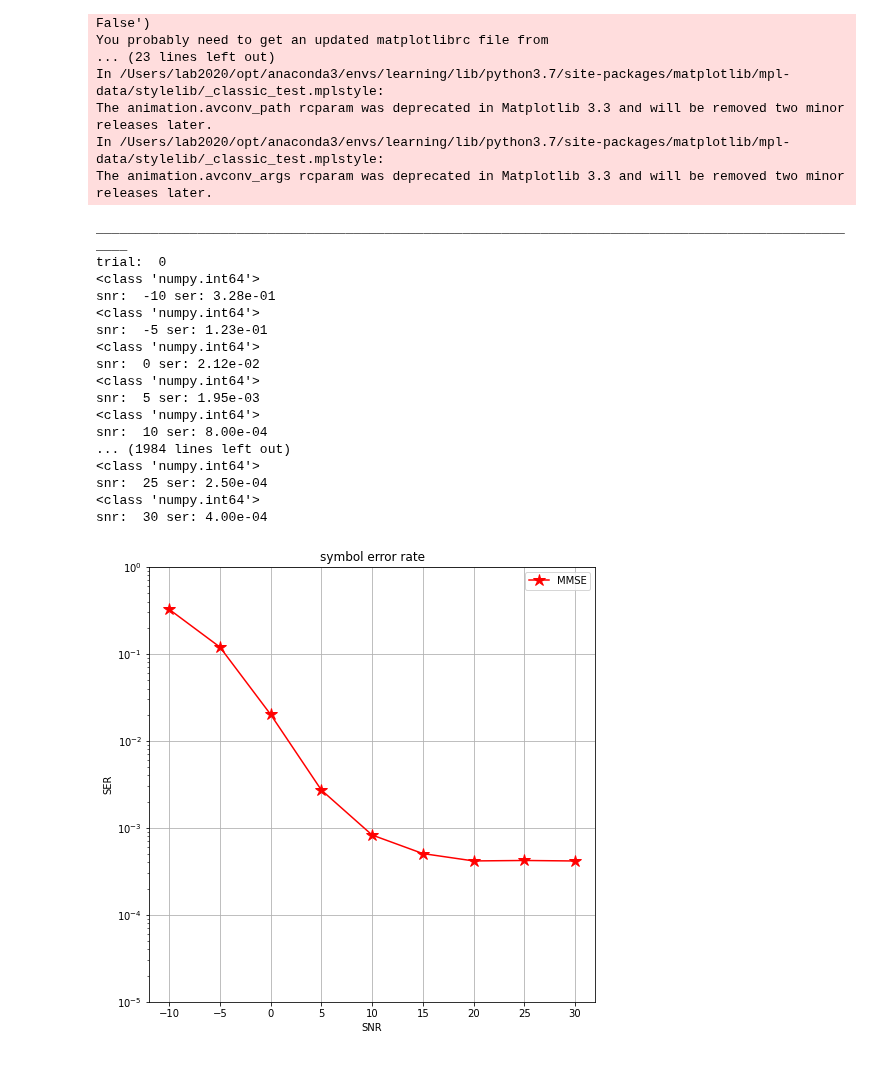
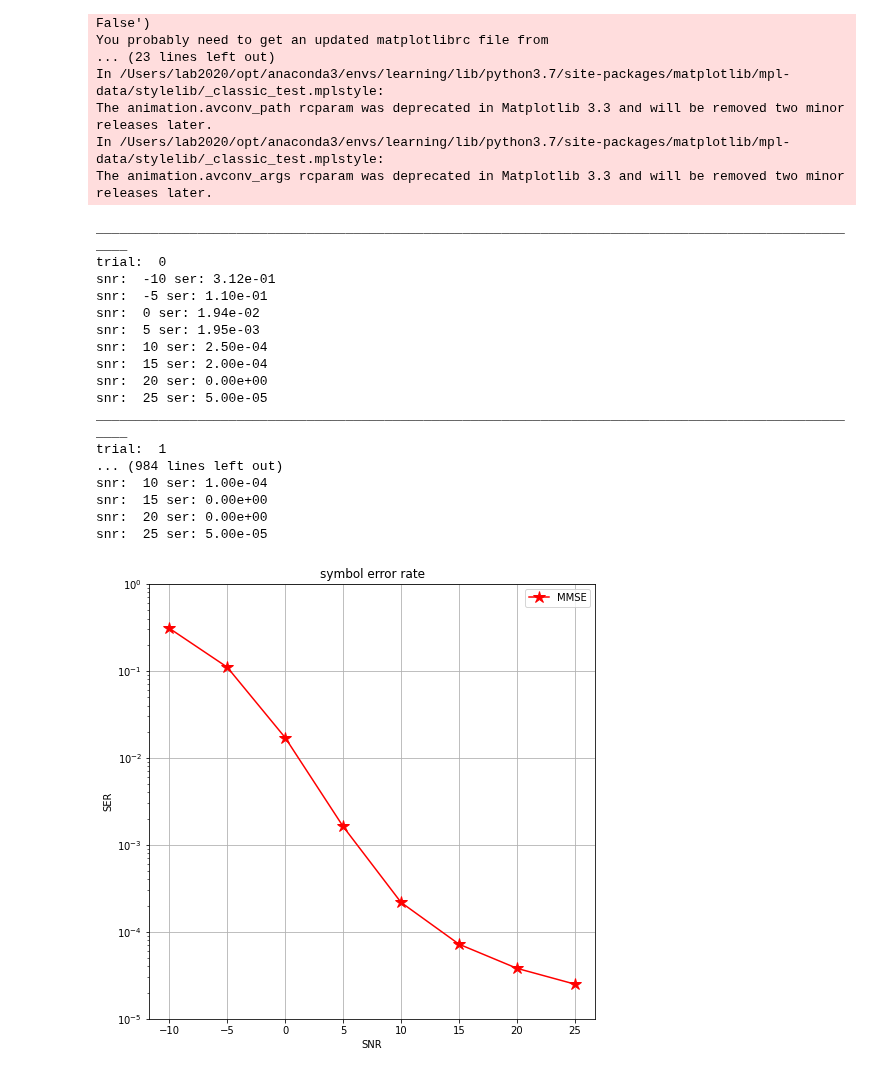
Before and after one commit to IISL-HYU/comm, a Jupyter notebook: run.ipynb, the cells around one changed output. Drawn from its saved outputs; the diff is of its cells as text; code cells hidden in the pictures.

```diff
--- a/run.ipynb
+++ b/run.ipynb
@@ -31,51 +31,51 @@ The animation.avconv_args rcparam was deprecated in Matplotlib 3.3 and will be r
 # %%
 hparam_config = dict()
 hparam_config["K"] = 2
 hparam_config["N"] = 16
 hparam_config["M"] = 4
 hparam_config["T"] = int(1e4)
 # hparam_config["estimator"] = z
 hparam_config["detector"] = symbol_by_symbol
 hparam_config["snr_min"] = -10
-hparam_config["snr_max"] = 30
+hparam_config["snr_max"] = 25
 # zf_receiver = OneBitReceiver(hparam_config=hparam_config)
 
-hparam_config["estimator"] = mmse
-mmse_receiver = OneBitReceiver(hparam_config=hparam_config)
+hparam_config["estimator"] = bmmse
+bmmse_receiver = BussgangReceiver(hparam_config=hparam_config)
 
 # sers_avg_zf = zf_receiver.run(trials=100, verbose=0)
-sers_avg_mmse = mmse_receiver.run(trials=100, verbose=2)
+sers_avg_bmmse = bmmse_receiver.run(trials=100, verbose=2)
 
 plt.figure(figsize=(8, 8))
 # plt.semilogy(zf_receiver.snr_list, sers_avg_zf, '-ro', label='ZF', markersize=12, fillstyle='none')
-plt.semilogy(mmse_receiver.snr_list, sers_avg_mmse, '-r*', label='MMSE', markersize=12)
+plt.semilogy(bmmse_receiver.snr_list, sers_avg_bmmse, '-r*', label='MMSE', markersize=12)
 
 plt.grid()
 plt.legend()
 plt.xlabel("SNR")
 plt.ylabel("SER")
 plt.title("symbol error rate")
 plt.yticks([1e-0, 1e-1, 1e-2, 1e-3, 1e-4, 1e-5])
 plt.show()
 # %% [output]
 ____________________________________________________________________________________________________
 trial:  0
-<class 'numpy.int64'>
-snr:  -10 ser: 3.28e-01
-<class 'numpy.int64'>
-snr:  -5 ser: 1.23e-01
-<class 'numpy.int64'>
-snr:  0 ser: 2.12e-02
-<class 'numpy.int64'>
+snr:  -10 ser: 3.12e-01
+snr:  -5 ser: 1.10e-01
+snr:  0 ser: 1.94e-02
 snr:  5 ser: 1.95e-03
-<class 'numpy.int64'>
-snr:  10 ser: 8.00e-04
-... (1984 lines left out)
-<class 'numpy.int64'>
-snr:  25 ser: 2.50e-04
-<class 'numpy.int64'>
-snr:  30 ser: 4.00e-04
+snr:  10 ser: 2.50e-04
+snr:  15 ser: 2.00e-04
+snr:  20 ser: 0.00e+00
+snr:  25 ser: 5.00e-05
+____________________________________________________________________________________________________
+trial:  1
+... (984 lines left out)
+snr:  10 ser: 1.00e-04
+snr:  15 ser: 0.00e+00
+snr:  20 ser: 0.00e+00
+snr:  25 ser: 5.00e-05
-[figure, old version]
+[figure, new version]
 # %%
 snr_lst = np.arange(-10, 30, 5)
 # sers_avg_mmse = sers_avg_mmse[:-1]
```
Also changed, not shown: parts of 3 cells of this notebook, 1 other file.
